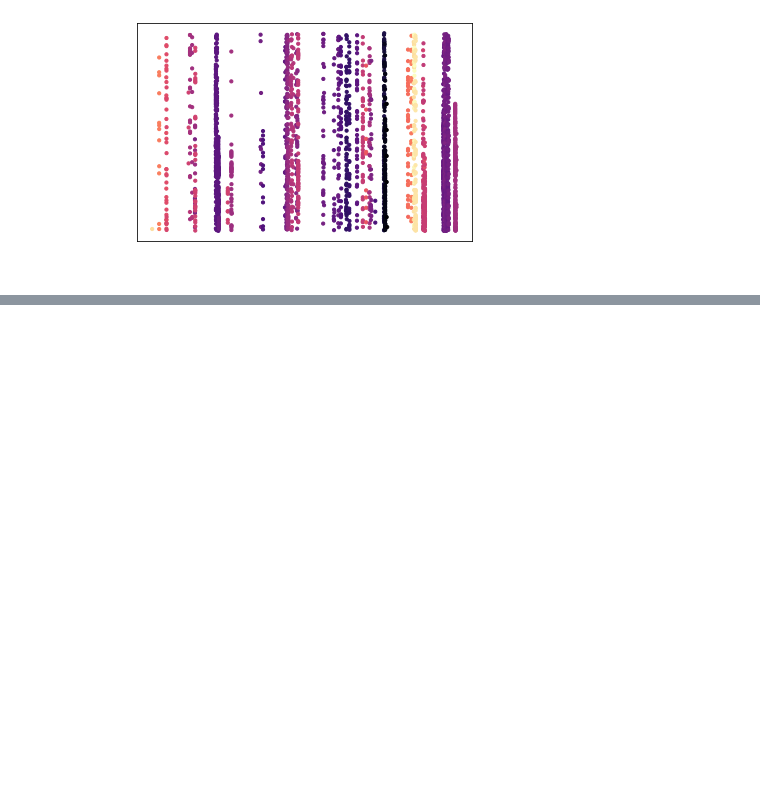
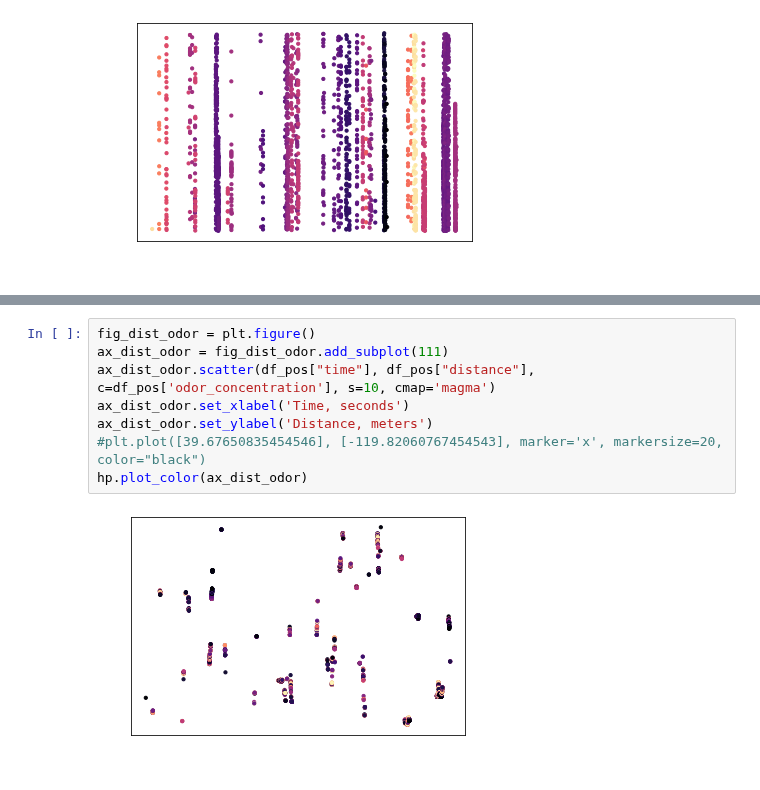
Before and after one commit to arunavanag591/odor_analysis, a Jupyter notebook: data_exploration/camera_tracker.ipynb, the cells around one changed output, grey strips where cells are left out. Cells and saved outputs as stored; diff of their text form; blank space fills up the shorter version.

```diff
--- a/data_exploration/camera_tracker.ipynb
+++ b/data_exploration/camera_tracker.ipynb
@@ -233,0 +278,10 @@ df_pos['Distance_from_source'] = (distance.geodesic(encounters,source).meters)
+# %%
+fig_dist_odor = plt.figure()
+ax_dist_odor = fig_dist_odor.add_subplot(111)
+ax_dist_odor.scatter(df_pos["time"], df_pos["distance"], c=df_pos['odor_concentration'], s=10, cmap='magma')
+ax_dist_odor.set_xlabel('Time, seconds')
+ax_dist_odor.set_ylabel('Distance, meters')
+#plt.plot([39.67650835454546], [-119.82060767454543], marker='x', markersize=20, color="black")
+hp.plot_color(ax_dist_odor)
+# %% [output]
+[figure, added]
```
Also changed, not shown: parts of 8 cells of this notebook, 3 other files.
